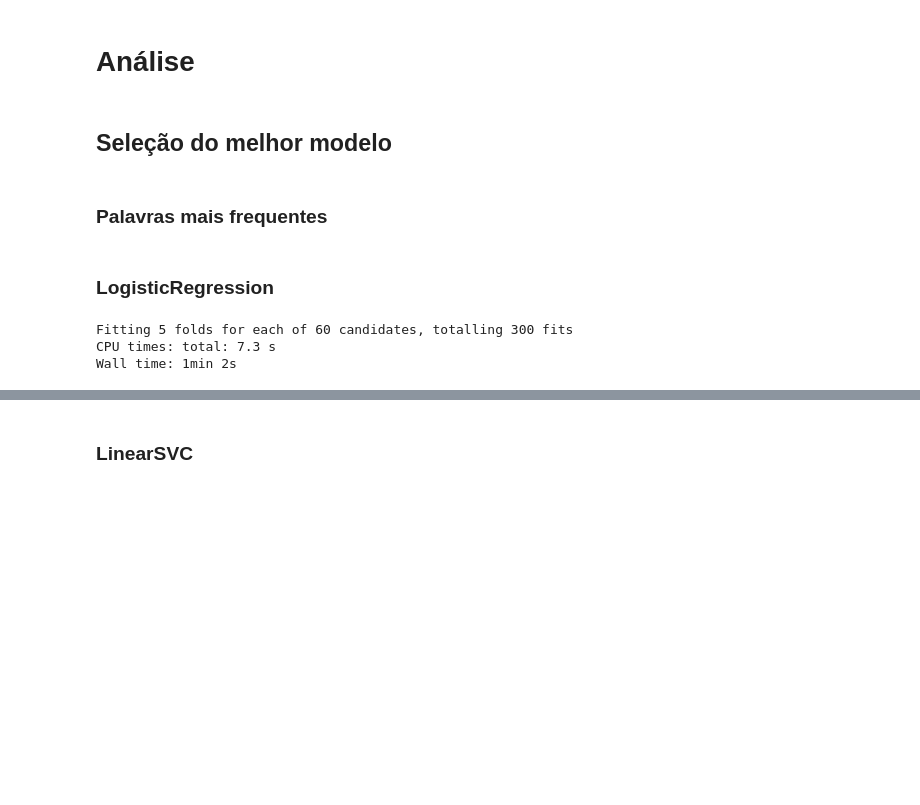
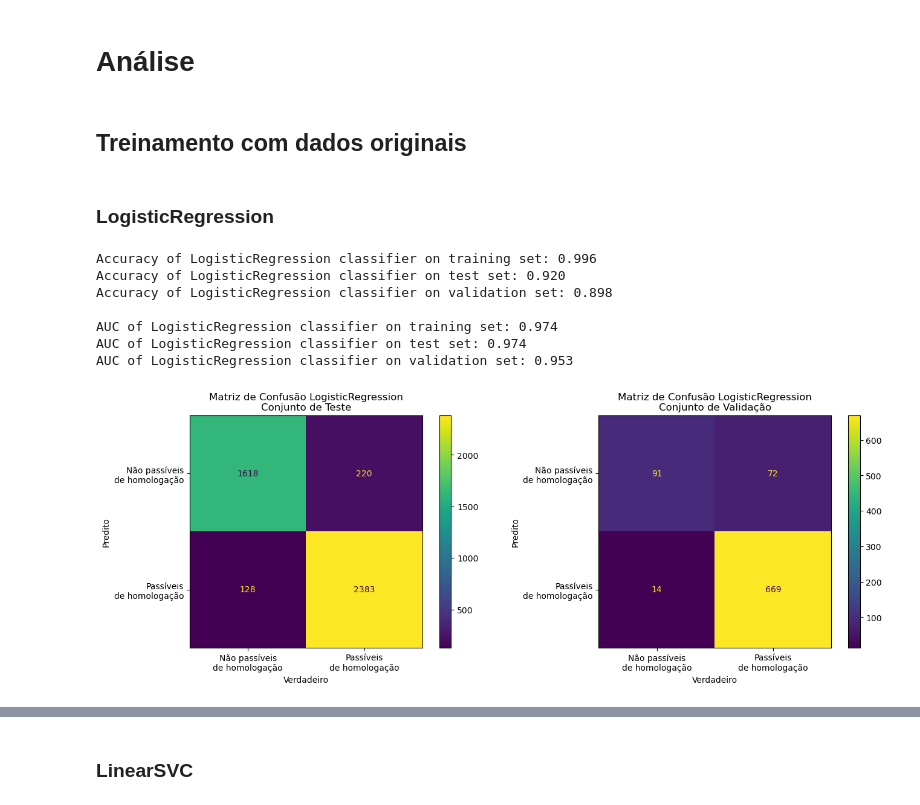
Before and after one commit to InovaFiscaliza/dados-pacp, a Jupyter notebook: notebooks/33_gs_model_selection_top_classifier_final_evaluation.ipynb, the cells around one changed output, grey strips where cells are left out. Saved outputs shown, nothing was run; the diff lists cells and outputs as text; code cells hidden in the pictures; blank space fills up the shorter version.

Commit message:
Best models trainning

```diff
--- a/notebooks/33_gs_model_selection_top_classifier_final_evaluation.ipynb
+++ b/notebooks/33_gs_model_selection_top_classifier_final_evaluation.ipynb
@@ -180,4 +227,4 @@ X_valid, y_valid = df_mercado['titulo'].values, df_mercado['passivel_homologacao
 # %% [markdown]
 # Análise
 # %% [markdown]
-## Seleção do melhor modelo
+## Treinamento com dados originais
@@ -186,2 +230,0 @@ models_best_params = []
-# %% [markdown]
-### Palavras mais frequentes
@@ -201,27 +231,29 @@ stop_words_wo_sem.remove('sem')
+# %%
+models = []
 # %% [markdown]
 ### LogisticRegression
 # %%
 %%time
-vectorizer = TfidfVectorizer(strip_accents='unicode', ngram_range=(1,2))
+vectorizer = TfidfVectorizer(
+    strip_accents = 'unicode',
+    ngram_range = (1,2)
+)
+
 clf = LogisticRegression(C=10)
 
 pipe = Pipeline(steps = [('vectorizer',vectorizer),('clf',clf)])
 
-parameter_grid = {
-    'vectorizer__max_df': [0.2, 0.4, 0.6, 0.8, 1.0],
-    'vectorizer__min_df': [1, 3, 5, 10],
-    'vectorizer__stop_words': [None, stop_words, stop_words_wo_sem],
-}
+with warnings.catch_warnings():
+    warnings.simplefilter("ignore")
+    pipe.fit(X_train,y_train)
 
-scoring = {"AUC": "roc_auc"}
-gs = GridSearchCV(pipe,parameter_grid,scoring=scoring,refit='AUC',n_jobs=N_JOBS,verbose=1)
-_=gs.fit(X_train, y_train)
-
-save_best_estimator()
-models_best_params.append(extract_best_params())
-df = pd.DataFrame(models_best_params)
-df = df.sort_values(by='valid_auc',ascending=False)
+models.append(plot_model_performance())
 # %% [output]
-Fitting 5 folds for each of 60 candidates, totalling 300 fits
-CPU times: total: 7.3 s
-Wall time: 1min 2s
+Accuracy of LogisticRegression classifier on training set: 0.996
+Accuracy of LogisticRegression classifier on test set: 0.920
+Accuracy of LogisticRegression classifier on validation set: 0.898
+
+AUC of LogisticRegression classifier on training set: 0.974
+AUC of LogisticRegression classifier on test set: 0.974
+AUC of LogisticRegression classifier on validation set: 0.953
+[figure, added]
```
Also changed, not shown: parts of 16 cells of this notebook.
